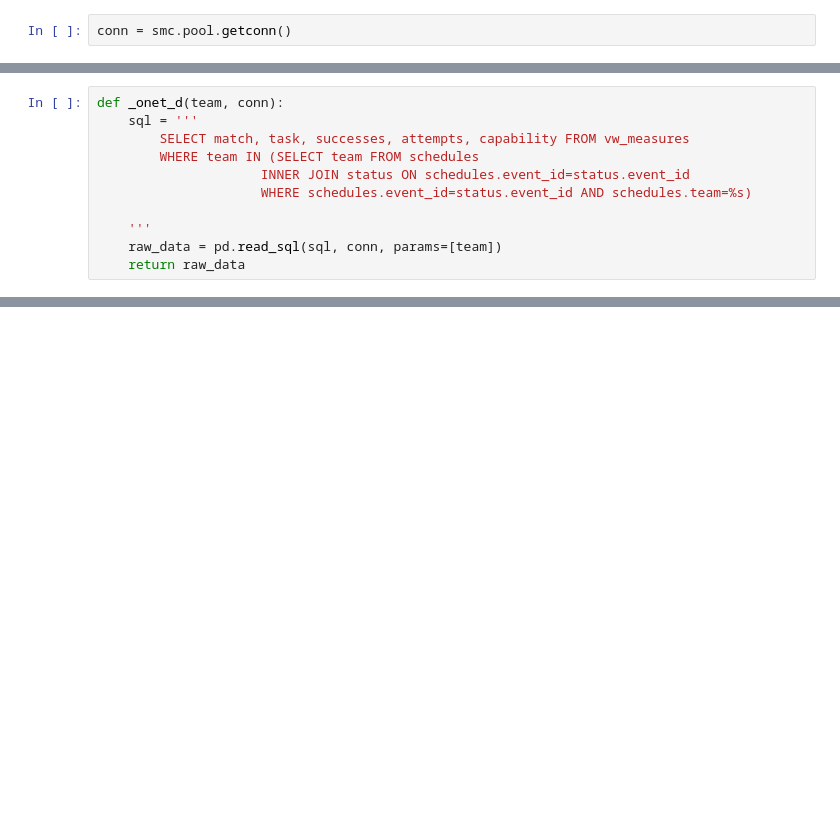
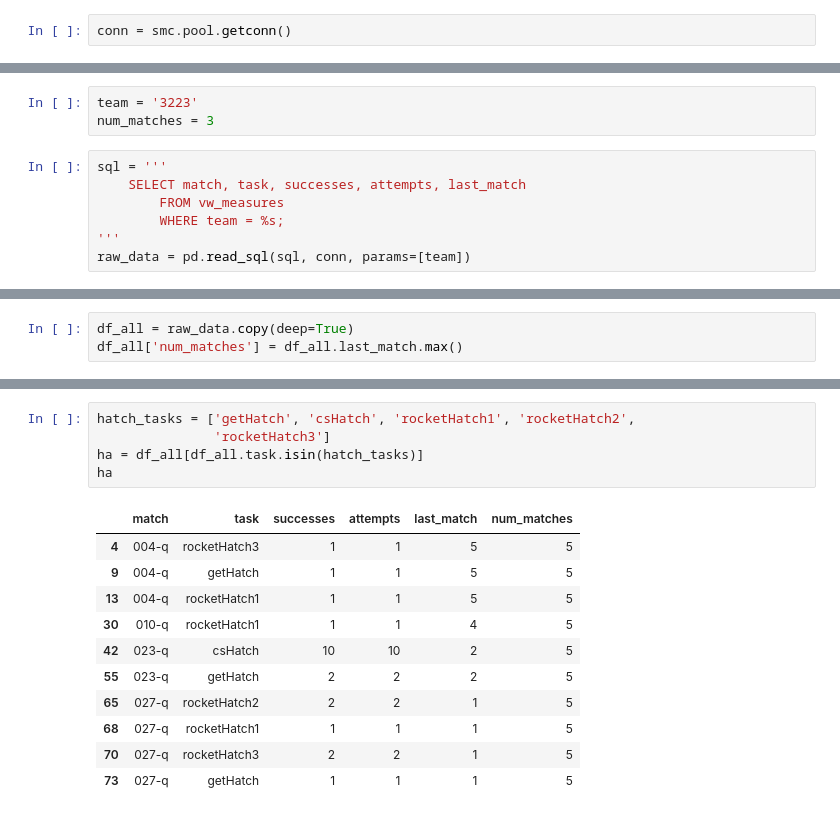
Before and after one commit to irs1318dev/irsScouting2017, a Jupyter notebook: jupyter/one_team_notes.ipynb, the cells around one changed output, grey strips where cells are left out. Saved outputs shown, nothing was run; the diff lists cells and outputs as text; blank space fills up the shorter version.

Commit message:
Refactoring oneteam to produce both an all-match chart and a recent-match chart, with only one SQL query.

```diff
--- a/jupyter/one_team_notes.ipynb
+++ b/jupyter/one_team_notes.ipynb
@@ -7,11 +22,10 @@ conn = smc.pool.getconn()
+# %%
+team = '3223'
+num_matches = 3
 # %%
-def _onet_d(team, conn):
-    sql = '''
-        SELECT match, task, successes, attempts, capability FROM vw_measures
-        WHERE team IN (SELECT team FROM schedules
-                     INNER JOIN status ON schedules.event_id=status.event_id
-                     WHERE schedules.event_id=status.event_id AND schedules.team=%s)
-
-    '''
-    raw_data = pd.read_sql(sql, conn, params=[team])
-    return raw_data
+sql = '''
+    SELECT match, task, successes, attempts, last_match
+        FROM vw_measures
+        WHERE team = %s;
+'''
+raw_data = pd.read_sql(sql, conn, params=[team])
@@ -40,0 +41,3 @@ data
+# %%
+df_all = raw_data.copy(deep=True)
+df_all['num_matches'] = df_all.last_match.max()
@@ -40,0 +70,17 @@ data
+# %%
+hatch_tasks = ['getHatch', 'csHatch', 'rocketHatch1', 'rocketHatch2',
+               'rocketHatch3']
+ha = df_all[df_all.task.isin(hatch_tasks)]
+ha
+# %% [output]
+|  | match | task | successes | attempts | last_match | num_matches |
+| 4 | 004-q | rocketHatch3 | 1 | 1 | 5 | 5 |
+| 9 | 004-q | getHatch | 1 | 1 | 5 | 5 |
+| 13 | 004-q | rocketHatch1 | 1 | 1 | 5 | 5 |
+| 30 | 010-q | rocketHatch1 | 1 | 1 | 4 | 5 |
+| 42 | 023-q | csHatch | 10 | 10 | 2 | 5 |
+| 55 | 023-q | getHatch | 2 | 2 | 2 | 5 |
+| 65 | 027-q | rocketHatch2 | 2 | 2 | 1 | 5 |
+| 68 | 027-q | rocketHatch1 | 1 | 1 | 1 | 5 |
+| 70 | 027-q | rocketHatch3 | 2 | 2 | 1 | 5 |
+| 73 | 027-q | getHatch | 1 | 1 | 1 | 5 |
```
Also changed, not shown: parts of 18 cells of this notebook, 4 other files.
